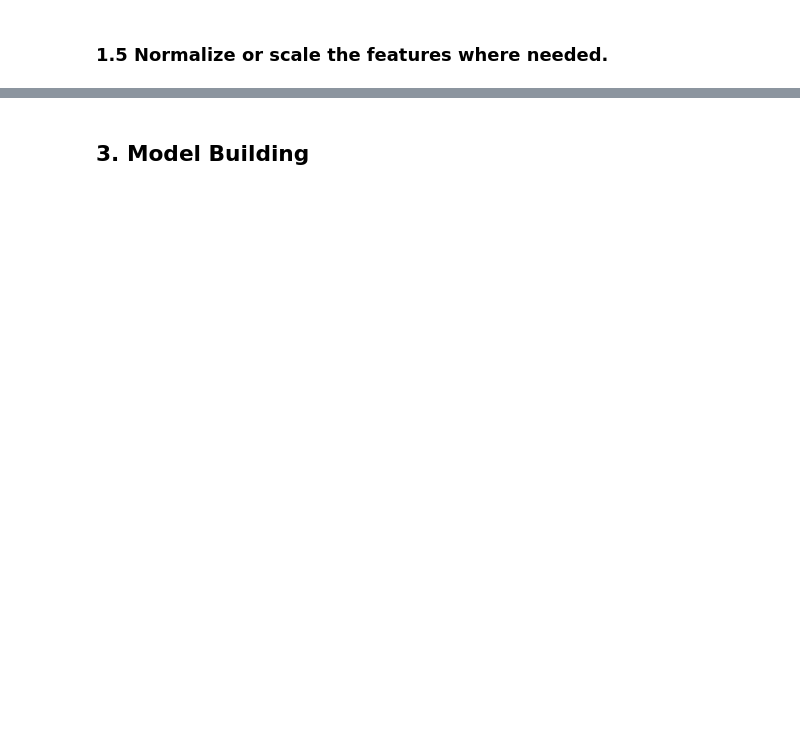
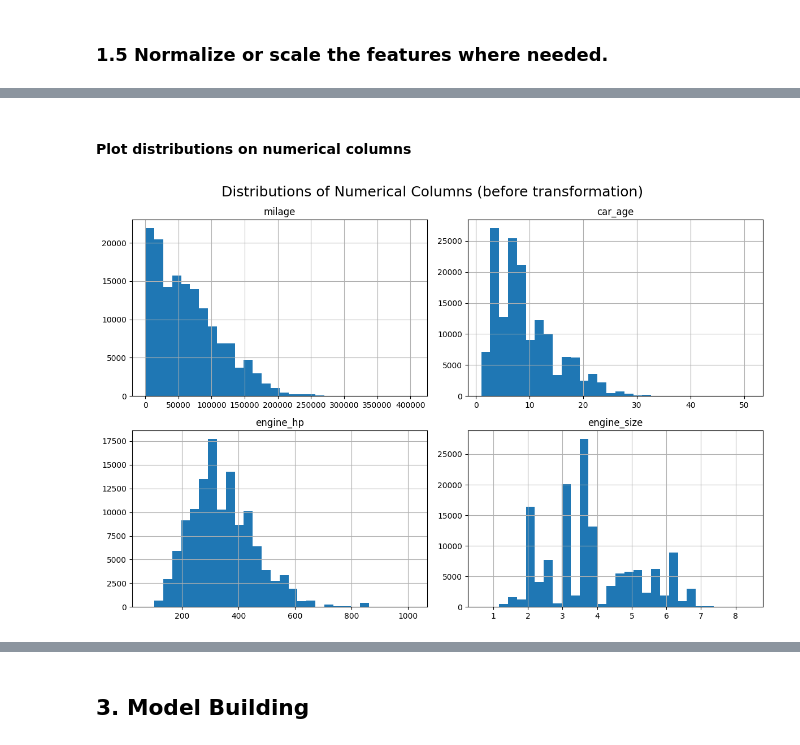
Before and after one commit to chawthinn/car-price-prediction-regression-ml, a Jupyter notebook: scripts/AML3104_Assignment3_Chaw_916347.ipynb, the cells around one changed output, grey strips where cells are left out. Cells and saved outputs as stored; diff of their text form; code cells hidden in the pictures; blank space fills up the shorter version.

```diff
--- a/scripts/AML3104_Assignment3_Chaw_916347.ipynb
+++ b/scripts/AML3104_Assignment3_Chaw_916347.ipynb
@@ -498,0 +1166,4 @@ print(X_test.shape)
+# %%
+# Fill missing engine_cyl values with -1 since i am goint to apply one hot encoding for this later
+X_train['engine_cyl'] = X_train['engine_cyl'].fillna(-1)
+X_test['engine_cyl'] = X_test['engine_cyl'].fillna(-1)
@@ -561,0 +1261,14 @@ dtype: object
+# %%
+# Fill NaNs with -1 and convert to int
+X_train['engine_cyl'] = X_train['engine_cyl'].fillna(-1).astype(int)
+X_test['engine_cyl'] = X_test['engine_cyl'].fillna(-1).astype(int)
+
+# Initialize OneHotEncoder
+engine_encoder = OneHotEncoder(
+    drop=[-1],
+    handle_unknown='ignore',
+    sparse_output=False
+)
+
+train_engine_encoded = engine_encoder.fit_transform(X_train[['engine_cyl']])
+test_engine_encoded = engine_encoder.transform(X_test[['engine_cyl']])
@@ -562,2 +1322,6 @@ dtype: object
+# %%
+# Drop engine_cyl from X_train and X_test since it is redundant
+X_train.drop('engine_cyl', axis=1, inplace=True, errors='ignore')
+X_test.drop('engine_cyl', axis=1, inplace=True, errors='ignore')
 # %% [markdown]
 ### 1.5 Normalize or scale the features where needed.
@@ -571,0 +1336,6 @@ dtype: object
+# %%
+# Select numeric columns
+numeric_cols = X_train.select_dtypes(include=['int64', 'float64']).columns
+
+# Use describe to check features by highest std
+X_train[numeric_cols].describe().T.sort_values(by='std', ascending=False)
@@ -571,0 +1348,10 @@ dtype: object
+# %% [markdown]
+#### Plot distributions on numerical columns
+# %%
+# Plot distributions of numeric features
+X_train[numeric_cols].hist(bins=30, figsize=(12, 8))
+plt.suptitle("Distributions of Numerical Columns (before transformation)", fontsize=18)
+plt.tight_layout()
+plt.show()
+# %% [output]
+[figure, added]
```
Also changed, not shown: parts of 161 cells of this notebook, 1 other file.
